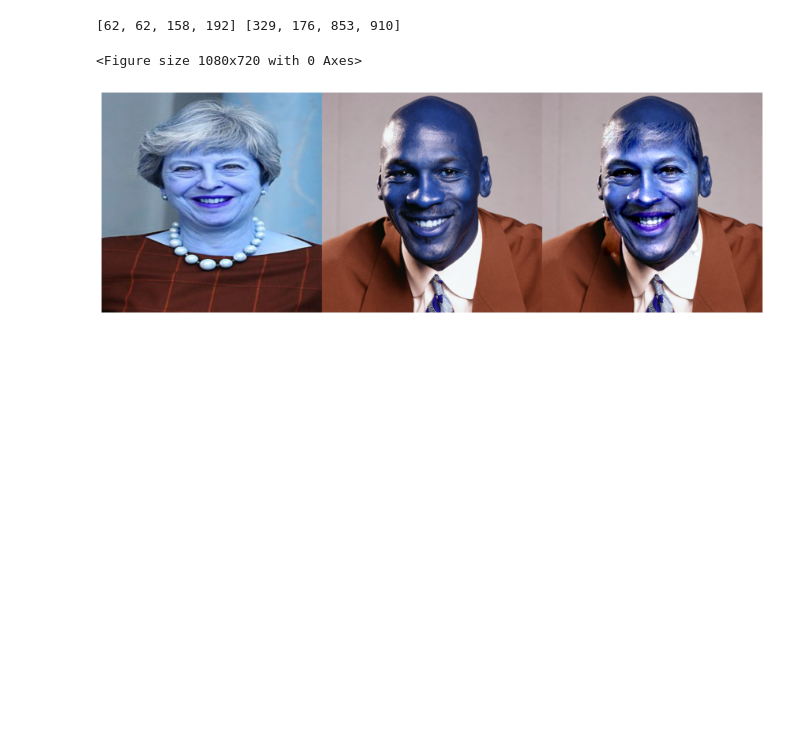
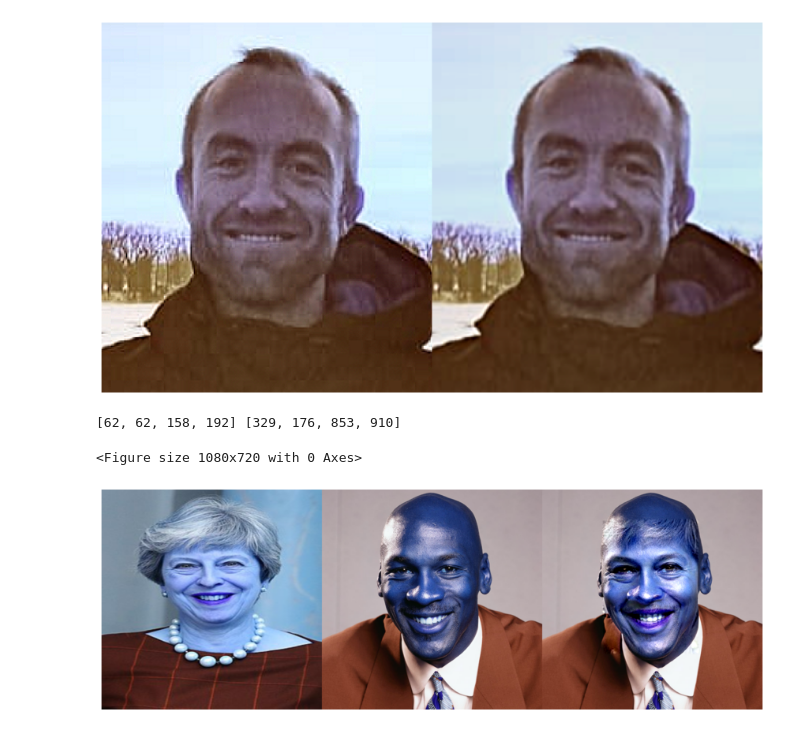
Before and after one commit to jdgre1/FunWithFaces, a Jupyter notebook: notebooks/seamless_cloning.ipynb, the cells around one changed output. Drawn from its saved outputs; the diff is of its cells as text; code cells hidden in the pictures; blank space fills up the shorter version.

```diff
--- a/notebooks/seamless_cloning.ipynb
+++ b/notebooks/seamless_cloning.ipynb
@@ -8,3 +10,26 @@ ModuleNotFoundError: No module named 'matplotlib'
+# %%
+img_filename = "../data/me.png"
+inputImg = cv2.imread(img_filename)
+
+
+sharpen_filter = np.array([[0, -1, 0], [-1, 5, -1], [0, -1, 0]])
+sharpened_img = cv2.filter2D(inputImg, -1, sharpen_filter)
+cv2.imwrite("../data/sharpened_img.png", sharpened_img)
+
+blur = cv2.GaussianBlur(inputImg,(0,0), 3)
+sharpened_img2 = cv2.addWeighted(inputImg,1.5, blur, -0.55, 0)
+cv2.imwrite("../data/sharpened_img2.png", sharpened_img2) # 1.5, image, -0.5, 0, i3
+
+
+
+total_img = cv2.hconcat(src=[sharpened_img, sharpened_img2])
+plt.figure(figsize = (15,10))
+plt.imshow(total_img)
+#plt.imshow(sharpened_img)
+plt.axis('off')
+plt.show()
+# %% [output]
+[figure, added]
 # %%
 def returnFaceBox(img_filename: str, model: cv2.dnn_Net) -> list:
     inputImg = cv2.imread(img_filename)
```
Also changed, not shown: parts of 3 cells of this notebook, 3 other files.
